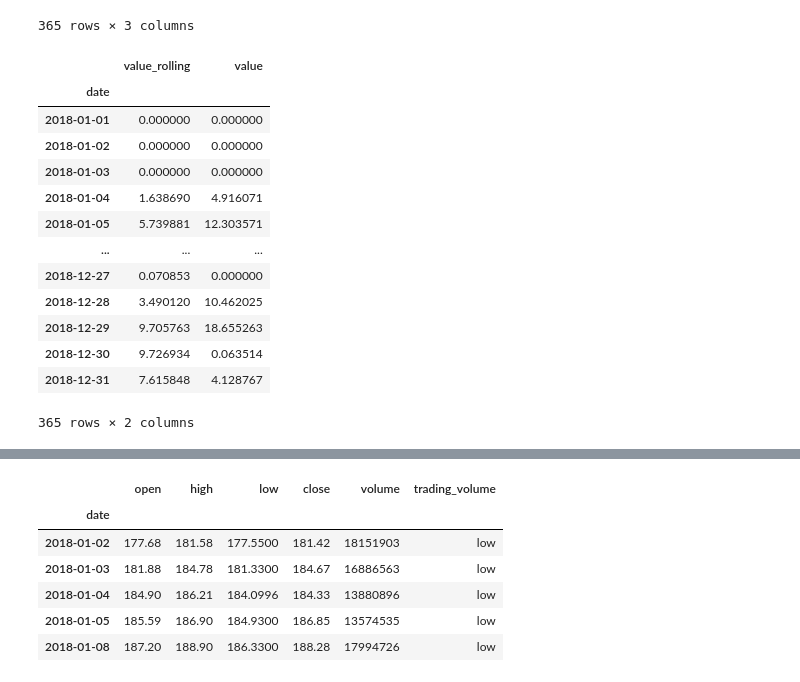
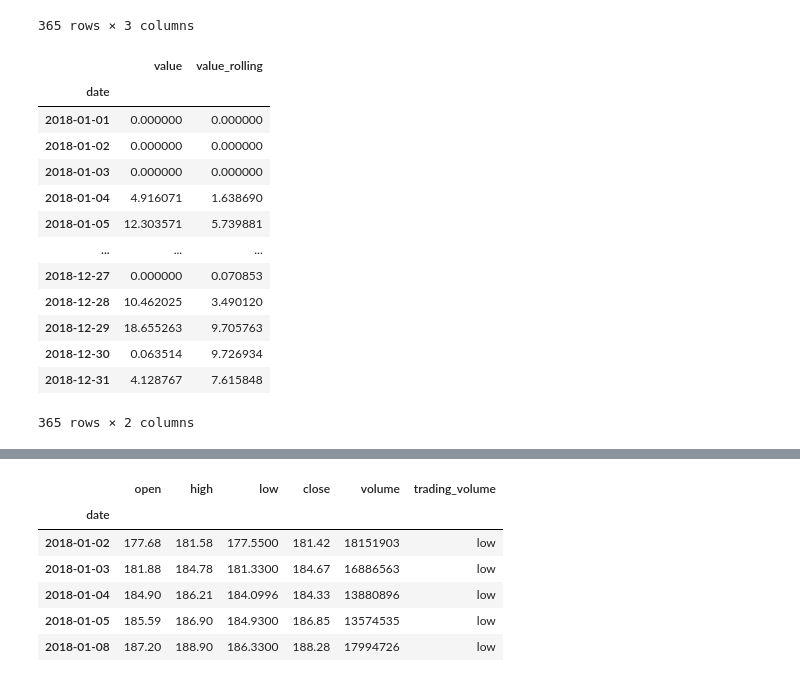
Before and after one commit to Lee-geonwu/class_ai4ml, a Jupyter notebook: week5/3-aggregations.ipynb, the cells around one changed output, grey strips where cells are left out. Drawn from its saved outputs; the diff is of its cells as text; code cells hidden in the pictures.

```diff
--- a/week5/3-aggregations.ipynb
+++ b/week5/3-aggregations.ipynb
@@ -86,19 +86,21 @@ weather\
 365 rows × 3 columns
 # %%
 ### Calculate rolling 3day mean precipitation
-dp.rolling('3D').mean().join(dp, lsuffix = "_rolling")
+dp.assign(
+    value_rolling = lambda x : x.value.rolling('3D').mean()
+)
 # %% [output]
-|  | value_rolling | value |
+|  | value | value_rolling |
 | date |  |  |
 | 2018-01-01 | 0.000000 | 0.000000 |
 | 2018-01-02 | 0.000000 | 0.000000 |
 | 2018-01-03 | 0.000000 | 0.000000 |
-| 2018-01-04 | 1.638690 | 4.916071 |
-| 2018-01-05 | 5.739881 | 12.303571 |
+| 2018-01-04 | 4.916071 | 1.638690 |
+| 2018-01-05 | 12.303571 | 5.739881 |
 | ... | ... | ... |
-| 2018-12-27 | 0.070853 | 0.000000 |
-| 2018-12-28 | 3.490120 | 10.462025 |
-| 2018-12-29 | 9.705763 | 18.655263 |
-| 2018-12-30 | 9.726934 | 0.063514 |
-| 2018-12-31 | 7.615848 | 4.128767 |
+| 2018-12-27 | 0.000000 | 0.070853 |
+| 2018-12-28 | 10.462025 | 3.490120 |
+| 2018-12-29 | 18.655263 | 9.705763 |
+| 2018-12-30 | 0.063514 | 9.726934 |
+| 2018-12-31 | 4.128767 | 7.615848 |
 365 rows × 2 columns
```
Also changed, not shown: parts of 2 cells of this notebook.
